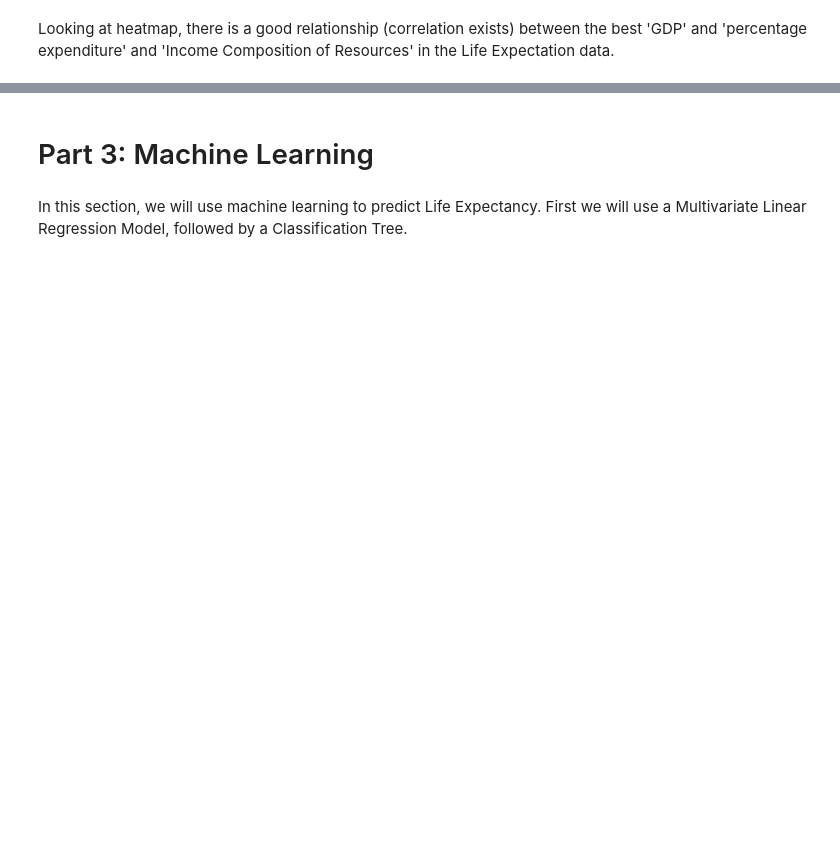
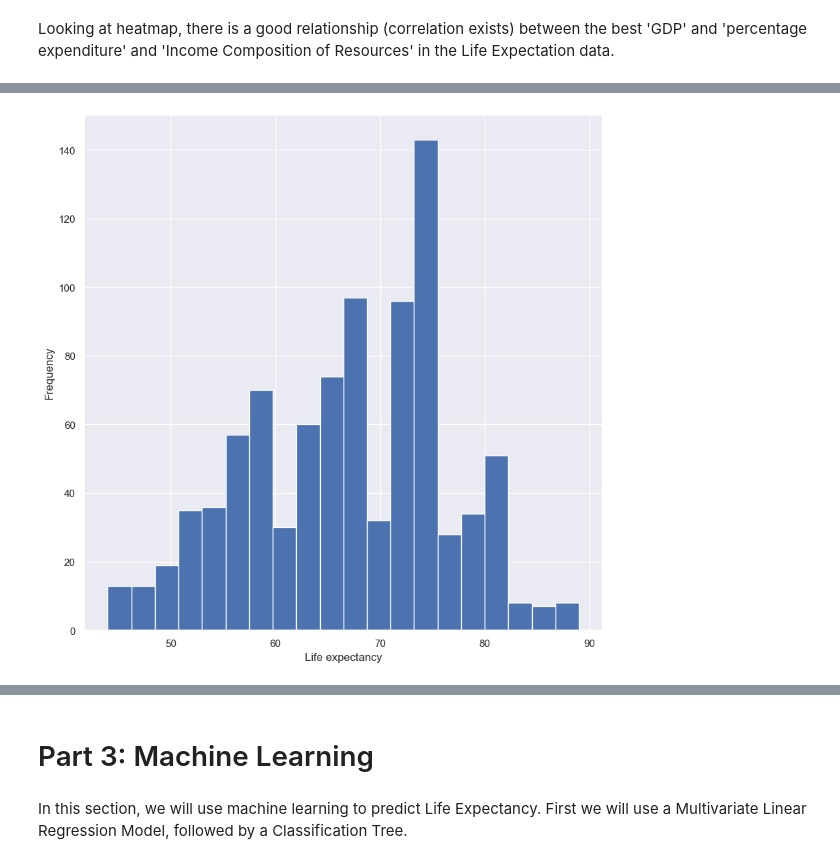
Before and after one commit to tyeckh/DSAI-T7, a Jupyter notebook: Project_T7.ipynb, the cells around one changed output, grey strips where cells are left out. Saved outputs shown, nothing was run; the diff lists cells and outputs as text; code cells hidden in the pictures; blank space fills up the shorter version.

```diff
--- a/Project_T7.ipynb
+++ b/Project_T7.ipynb
@@ -155,0 +250,7 @@ Looking at heatmap, there is a good relationship (correlation exists) between th
+# %%
+plt.hist(LifeData_Clean["Life expectancy "], bins=20)
+plt.xlabel("Life expectancy")
+plt.ylabel("Frequency")
+plt.show()
+# %% [output]
+[figure, added]
```
Also changed, not shown: parts of 14 cells of this notebook.
